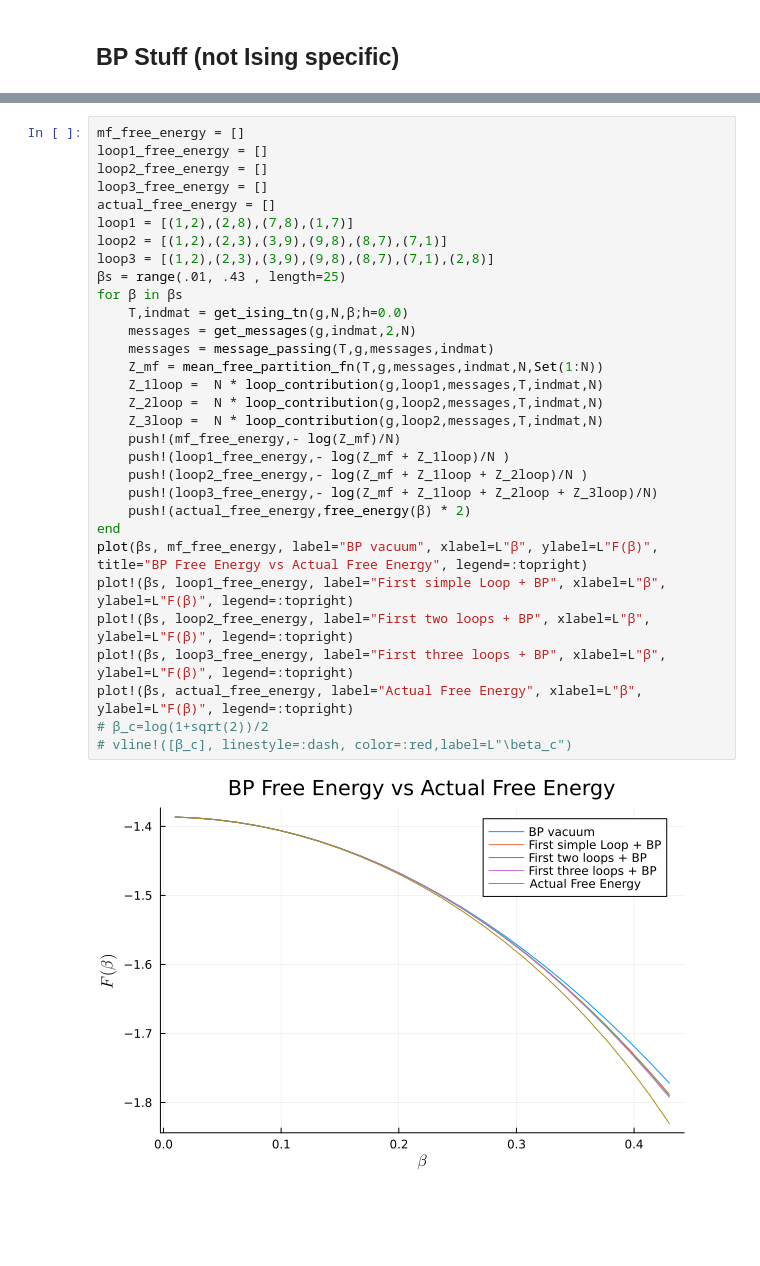
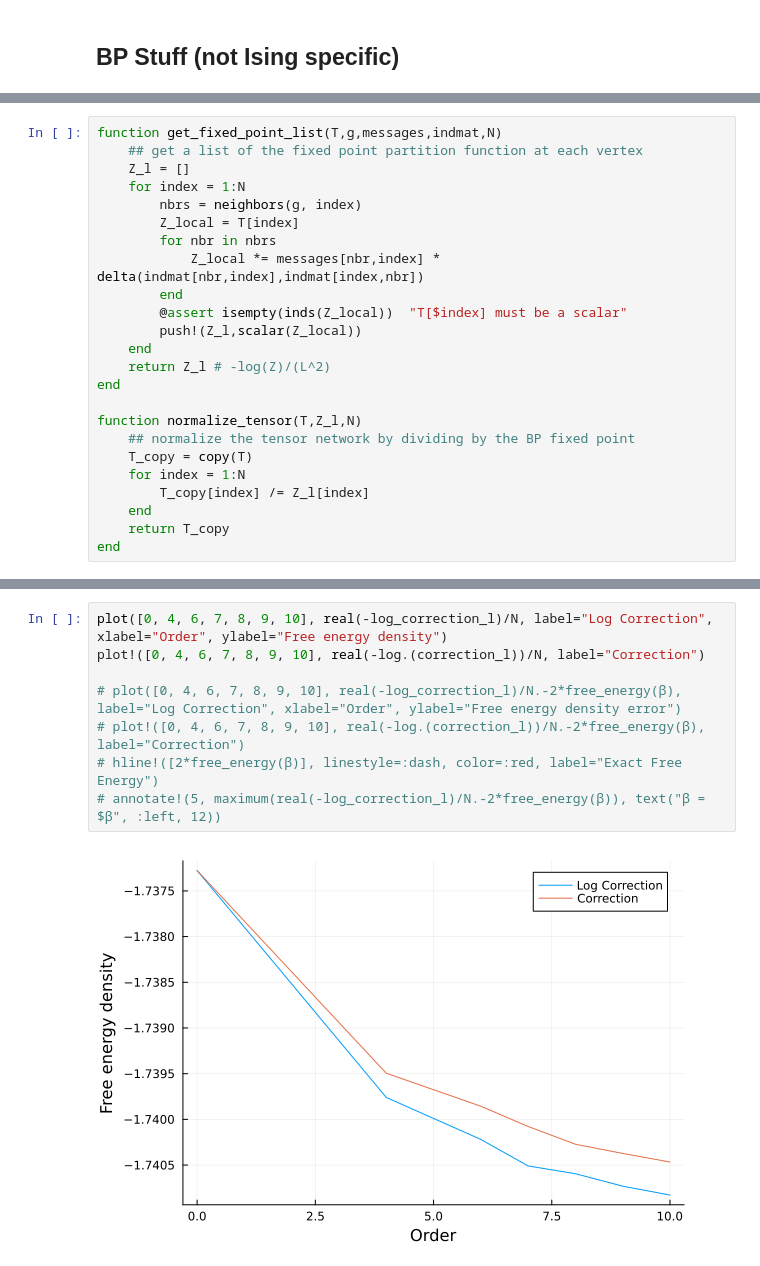
Before and after one commit to siddhant-midha/TNBP, a Jupyter notebook: loop_correction.ipynb, the cells around one changed output, grey strips where cells are left out. Cells and saved outputs as stored; diff of their text form; blank space fills up the shorter version.

```diff
--- a/loop_correction.ipynb
+++ b/loop_correction.ipynb
@@ -259,0 +264,24 @@ loop_contribution (generic function with 1 method)
+# %%
+function get_fixed_point_list(T,g,messages,indmat,N)
+    ## get a list of the fixed point partition function at each vertex
+    Z_l = []
+    for index = 1:N
+        nbrs = neighbors(g, index)
+        Z_local = T[index]
+        for nbr in nbrs
+            Z_local *= messages[nbr,index] * delta(indmat[nbr,index],indmat[index,nbr])
+        end
+        @assert isempty(inds(Z_local))  "T[$index] must be a scalar"
+        push!(Z_l,scalar(Z_local))
+    end
+    return Z_l # -log(Z)/(L^2)
+end
+
+function normalize_tensor(T,Z_l,N)
+    ## normalize the tensor network by dividing by the BP fixed point
+    T_copy = copy(T)
+    for index = 1:N
+        T_copy[index] /= Z_l[index]
+    end
+    return T_copy
+end
@@ -302,33 +354,10 @@ plot!(βs, loop3_free_energy, label="Third loop / BPFP", xlabel=L"β", ylabel=L"
-# %%
-mf_free_energy = []
-loop1_free_energy = []
-loop2_free_energy = []
-loop3_free_energy = []
-actual_free_energy = []
-loop1 = [(1,2),(2,8),(7,8),(1,7)]
-loop2 = [(1,2),(2,3),(3,9),(9,8),(8,7),(7,1)]
-loop3 = [(1,2),(2,3),(3,9),(9,8),(8,7),(7,1),(2,8)]
-βs = range(.01, .43 , length=25)
-for β in βs
-    T,indmat = get_ising_tn(g,N,β;h=0.0)
-    messages = get_messages(g,indmat,2,N)
-    messages = message_passing(T,g,messages,indmat)
-    Z_mf = mean_free_partition_fn(T,g,messages,indmat,N,Set(1:N))
-    Z_1loop =  N * loop_contribution(g,loop1,messages,T,indmat,N)
-    Z_2loop =  N * loop_contribution(g,loop2,messages,T,indmat,N)
-    Z_3loop =  N * loop_contribution(g,loop2,messages,T,indmat,N)
-    push!(mf_free_energy,- log(Z_mf)/N)
-    push!(loop1_free_energy,- log(Z_mf + Z_1loop)/N )
-    push!(loop2_free_energy,- log(Z_mf + Z_1loop + Z_2loop)/N )
-    push!(loop3_free_energy,- log(Z_mf + Z_1loop + Z_2loop + Z_3loop)/N)
-    push!(actual_free_energy,free_energy(β) * 2)
-end
-plot(βs, mf_free_energy, label="BP vacuum", xlabel=L"β", ylabel=L"F(β)", title="BP Free Energy vs Actual Free Energy", legend=:topright)
-plot!(βs, loop1_free_energy, label="First simple Loop + BP", xlabel=L"β", ylabel=L"F(β)", legend=:topright)
-plot!(βs, loop2_free_energy, label="First two loops + BP", xlabel=L"β", ylabel=L"F(β)", legend=:topright)
-plot!(βs, loop3_free_energy, label="First three loops + BP", xlabel=L"β", ylabel=L"F(β)", legend=:topright)
-plot!(βs, actual_free_energy, label="Actual Free Energy", xlabel=L"β", ylabel=L"F(β)", legend=:topright)
-# β_c=log(1+sqrt(2))/2
-# vline!([β_c], linestyle=:dash, color=:red,label=L"\beta_c")
-# %% [output]
-[figure, removed]
+# %%
+plot([0, 4, 6, 7, 8, 9, 10], real(-log_correction_l)/N, label="Log Correction", xlabel="Order", ylabel="Free energy density")
+plot!([0, 4, 6, 7, 8, 9, 10], real(-log.(correction_l))/N, label="Correction")
+
+# plot([0, 4, 6, 7, 8, 9, 10], real(-log_correction_l)/N.-2*free_energy(β), label="Log Correction", xlabel="Order", ylabel="Free energy density error")
+# plot!([0, 4, 6, 7, 8, 9, 10], real(-log.(correction_l))/N.-2*free_energy(β), label="Correction")
+# hline!([2*free_energy(β)], linestyle=:dash, color=:red, label="Exact Free Energy")
+# annotate!(5, maximum(real(-log_correction_l)/N.-2*free_energy(β)), text("β = $β", :left, 12))
+# %% [output]
+[figure, added]
```
Also changed, not shown: parts of 6 cells of this notebook, 1 other file.
